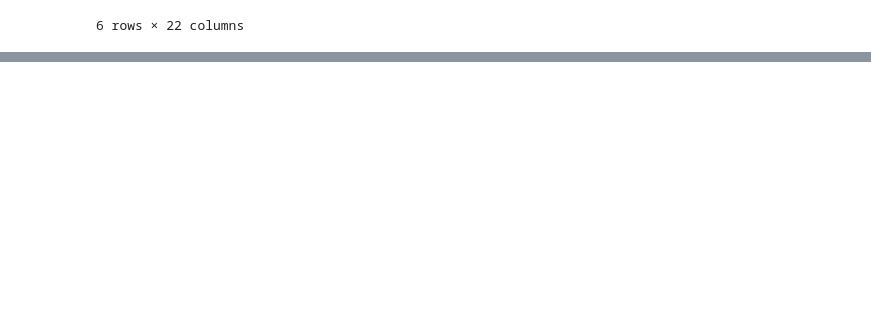
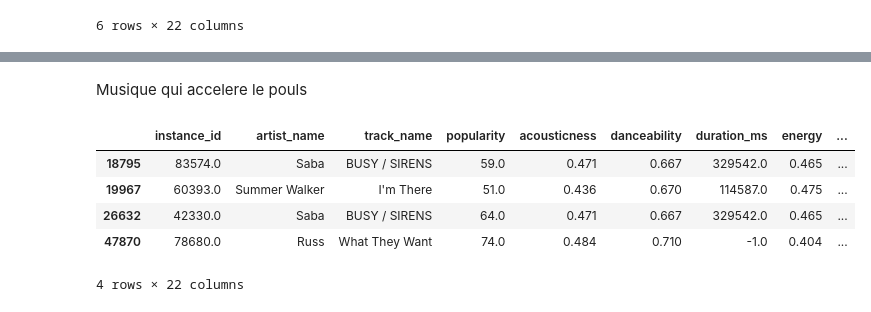
Before and after one commit to lcscaio77/design-of-experiments, a Jupyter notebook: source/data_extraction/Spotify.ipynb, the cells around one changed output, grey strips where cells are left out. Saved outputs shown, nothing was run; the diff lists cells and outputs as text; code cells hidden in the pictures; blank space fills up the shorter version.

```diff
--- a/source/data_extraction/Spotify.ipynb
+++ b/source/data_extraction/Spotify.ipynb
@@ -304,0 +326,11 @@ df_result
+# %% [markdown]
+Musique qui accelere le pouls
+# %%
+data_selection_test_pouls
+# %% [output]
+|  | instance_id | artist_name | track_name | popularity | acousticness | danceability | duration_ms | energy | ... |
+| 18795 | 83574.0 | Saba | BUSY / SIRENS | 59.0 | 0.471 | 0.667 | 329542.0 | 0.465 | ... |
+| 19967 | 60393.0 | Summer Walker | I'm There | 51.0 | 0.436 | 0.670 | 114587.0 | 0.475 | ... |
+| 26632 | 42330.0 | Saba | BUSY / SIRENS | 64.0 | 0.471 | 0.667 | 329542.0 | 0.465 | ... |
+| 47870 | 78680.0 | Russ | What They Want | 74.0 | 0.484 | 0.710 | -1.0 | 0.404 | ... |
+4 rows × 22 columns
```
Also changed, not shown: parts of 5 cells of this notebook, 2 other files.
